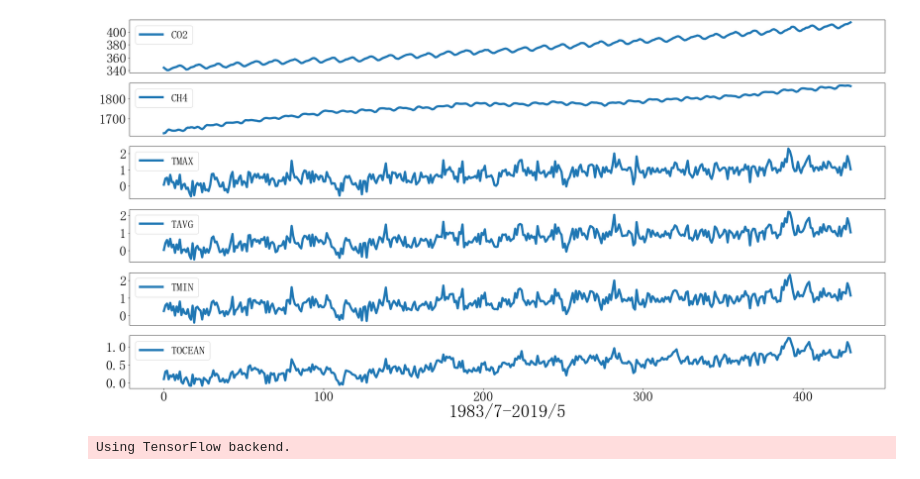
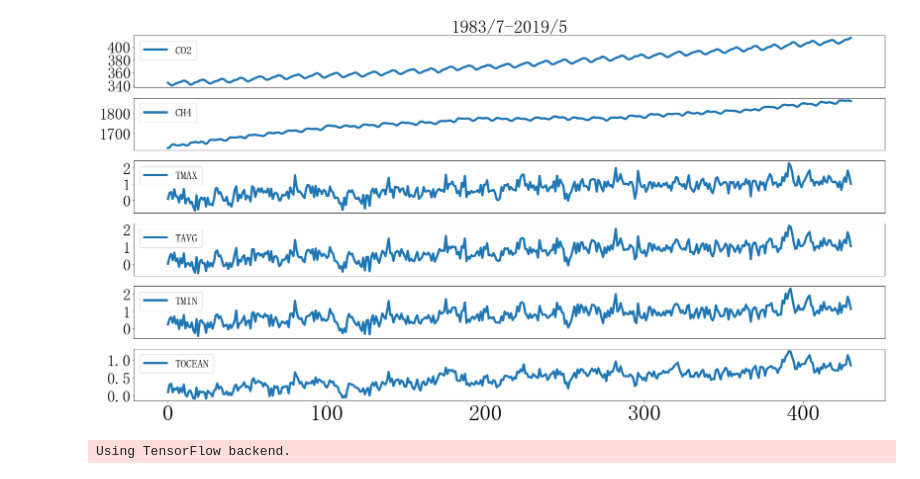
Before and after one commit to WPKENAN/shumo, a Jupyter notebook: pro2/多周期.ipynb, the cells around one changed output. Cells and saved outputs as stored; diff of their text form; code cells hidden in the pictures.

```diff
--- a/pro2/多周期.ipynb
+++ b/pro2/多周期.ipynb
@@ -30,36 +30,39 @@ end = datetime.datetime(2019, 5, 1)
 delta = datetime.timedelta(days=30.4)
 
 # 生成一个matplotlib可以识别的日期对象
 dates = mpl.dates.drange(start, end, delta)
 # print(dates)
 
 fig= pyplot.figure(figsize = (30,15))
 for group in groups:
 
     plt.subplot(len(groups),1,i)
     i=i+1
 
+    if i==2:
+        plt.title("1983/7-2019/5",fontsize=40)
     if i!=len(groups)+1:
         plt.xticks([])
     else:
-        plt.xlabel("1983/7-2019/5",fontsize=40)
+        pass
+
 #         pyplot.plot(month,values[:, group])
 #     else:
     plt.xticks(fontsize=50)
-    plt.yticks(fontsize=)
+    plt.yticks(fontsize=35)
 
     pyplot.plot(values[:, group],linewidth=5,label=dataset.columns[group])
     plt.legend(prop={'size':25})
 #     pyplot.title(dataset.columns[group], loc='center')
 
 #     pyplot.xlabel("time")
 #     pyplot.ylabel("value",fontsize=25)
 #     pyplot.xticks(rotation=90,fontsize=4)
 
 pyplot.savefig("truth.png",dpi=240)
 #     pyplot.show()
 # %% [output]
-[figure, old version]
+[figure, new version]
 # %%
 from math import sqrt
 from numpy import concatenate
```
Also changed, not shown: 1 other file.
